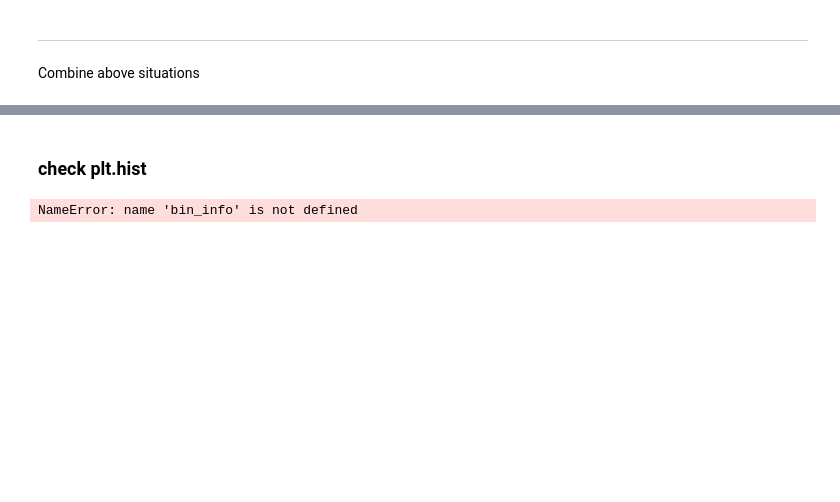
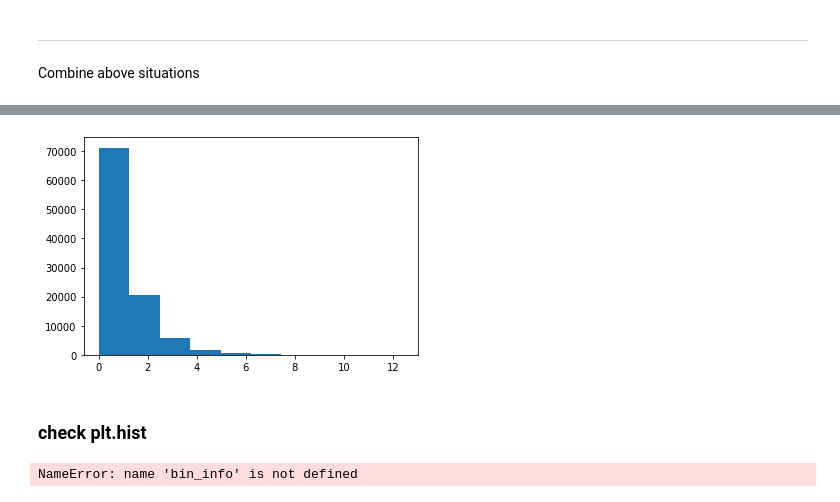
Before and after one commit to ubsuny/g2-coral, a Jupyter notebook: mc_simulation/simu_tfd.ipynb, the cells around one changed output, grey strips where cells are left out. Cells and saved outputs as stored; diff of their text form; code cells hidden in the pictures; blank space fills up the shorter version.

```diff
--- a/mc_simulation/simu_tfd.ipynb
+++ b/mc_simulation/simu_tfd.ipynb
@@ -143,3 +145,11 @@ plt.plot(histoinfo_total[1][1:],histoinfo_total[0][0:]/np.average(histoinfo_tota
+# %%
+# sample the exponential
+sam = tfd.Exponential(rate=1.0).sample(100000)
+#plt.plot(np.trapz(sam))
+hist = plt.hist(sam.numpy())
+plt.show()
+# %% [output]
+[figure, added]
 # %% [markdown]
 ### check plt.hist
 # %%
```
Also changed, not shown: parts of 11 cells of this notebook.
